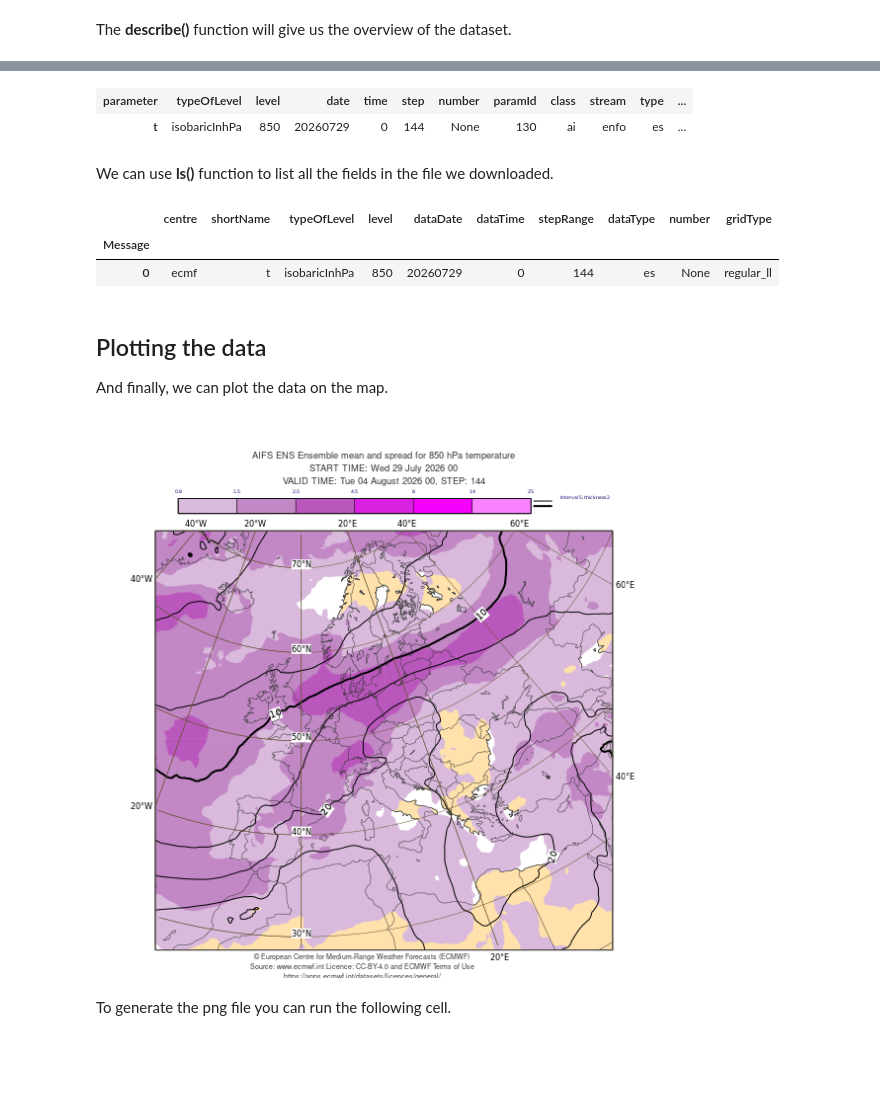
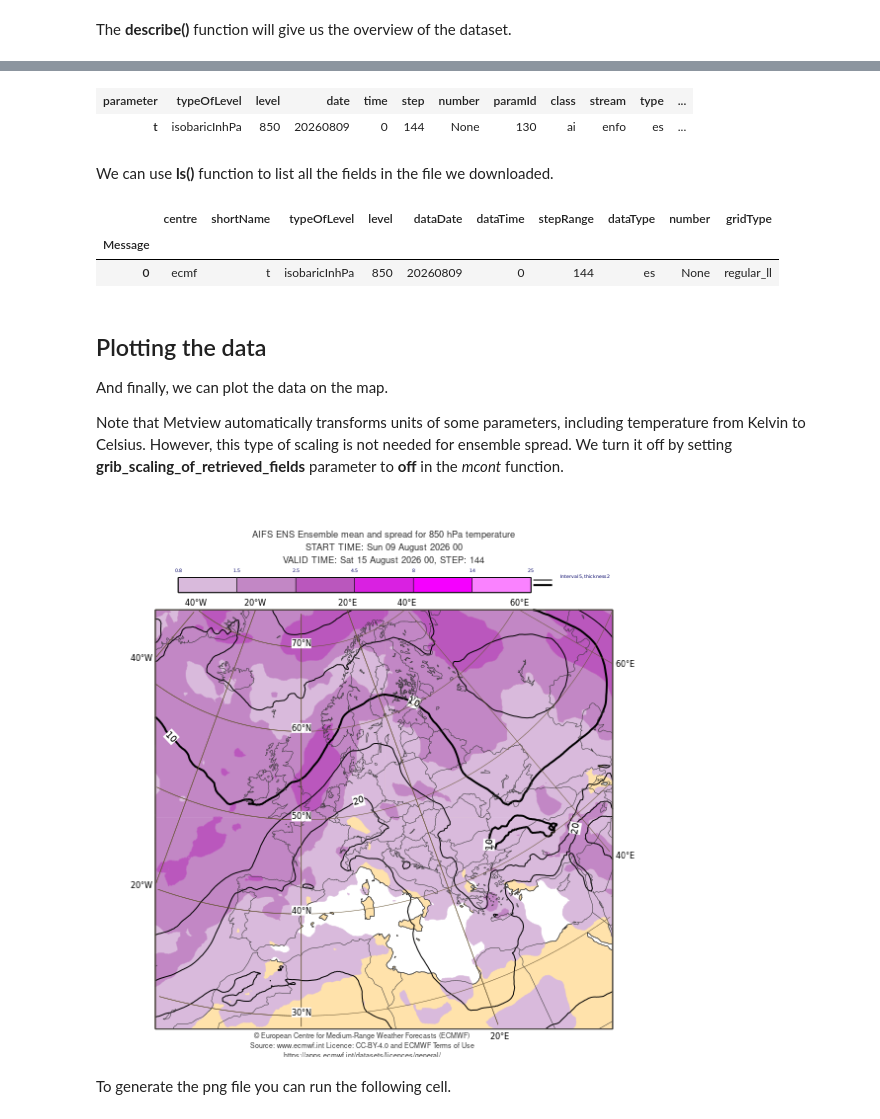
Before and after one commit to alinalerneral/notebook-examples, a Jupyter notebook: opencharts/aifs_ens_medium-t850-mean-spread.ipynb, the cells around one changed output, grey strips where cells are left out. Drawn from its saved outputs; the diff is of its cells as text; code cells hidden in the pictures; blank space fills up the shorter version.

Commit message:
Scaling fix

```diff
--- a/opencharts/aifs_ens_medium-t850-mean-spread.ipynb
+++ b/opencharts/aifs_ens_medium-t850-mean-spread.ipynb
@@ -93,7 +93,7 @@ Now we can use **Metview's read() function** to read the file.
 # %%
 t_em = mv.read(em_filename)
 # %%
-t_es = mv.read(es_filename) * 1.0
+t_es = mv.read(es_filename)
 # %% [markdown]
 The **describe()** function will give us the overview of the dataset.
 # %%
@@ -117,7 +117,7 @@ t_em.describe('t')
 t_es.describe()
 # %% [output]
 | parameter | typeOfLevel | level | date | time | step | number | paramId | class | stream | type | ... |
-| t | isobaricInhPa | 850 | 20260729 | 0 | 144 | None | 130 | ai | enfo | es | ... |
+| t | isobaricInhPa | 850 | 20260809 | 0 | 144 | None | 130 | ai | enfo | es | ... |
 # %% [markdown]
 We can use **ls()** function to list all the fields in the file we downloaded.
 # %%
@@ -125,10 +125,12 @@ t_es.ls()
 # %% [output]
 |  | centre | shortName | typeOfLevel | level | dataDate | dataTime | stepRange | dataType | number | gridType |
 | Message |  |  |  |  |  |  |  |  |  |  |
-| 0 | ecmf | t | isobaricInhPa | 850 | 20260729 | 0 | 144 | es | None | regular_ll |
+| 0 | ecmf | t | isobaricInhPa | 850 | 20260809 | 0 | 144 | es | None | regular_ll |
 # %% [markdown]
 ## Plotting the data
 And finally, we can plot the data on the map.
+
+Note that Metview automatically transforms units of some parameters, including temperature from Kelvin to Celsius. However, this type of scaling is not needed for ensemble spread. We turn it off by setting **grib_scaling_of_retrieved_fields** parameter to **off** in the *mcont* function.
 # %%
 # define coastlines
 coast = mv.mcoast(
@@ -154,38 +156,39 @@ view = mv.geoview(
 
 #define styles
 t_es_shade = mv.mcont(legend= "on",
+                grib_scaling_of_retrieved_fields="off",
                 contour_automatics_settings = "style_name",
                 contour_style_name = "sh_blu_f008t25")
 
 t_em_shade = mv.mcont(legend= "on",
                 contour_automatics_settings = "style_name",
                 contour_style_name = "ct_blk_i5_t2")
 
 title = mv.mtext(
     text_lines=["AIFS ENS Ensemble mean and spread for 850 hPa temperature",
                 "START TIME: <grib_info key='base-date' format='%a %d %B %Y %H' where='type=es'/> ",
                 "VALID TIME: <grib_info key='valid-date' format='%a %d %B %Y %H' where='type=es'/>, STEP: <grib_info key='step' where='type=es'/>"],
     text_font_size=0.4,
     text_colour         = 'charcoal')
 
 ecmwf_text = mv.mtext(
     text_lines          = ["© European Centre for Medium-Range Weather Forecasts (ECMWF)",
                            "Source: www.ecmwf.int Licence: CC-BY-4.0 and ECMWF Terms of Use",
                             "https://apps.ecmwf.int/datasets/licences/general/"],
     text_justification  = 'center',
     text_font_size      = 0.3,
     text_mode           = "positional",
     text_box_x_position = 6.,
     text_box_y_position = -0.2,
     text_box_x_length   = 8,
     text_box_y_length   = 2,
     text_colour         = 'charcoal')
 
 # generate plot
 mv.setoutput('jupyter', plot_widget=False)
 mv.plot(view, t_es, t_es_shade, t_em, t_em_shade, title, ecmwf_text)
 # %% [output]
-[figure, old version]
+[figure, new version]
 # %% [markdown]
 To generate the png file you can run the following cell.
 # %%
```
Also changed, not shown: parts of 1 cell of this notebook, 2 other files.
